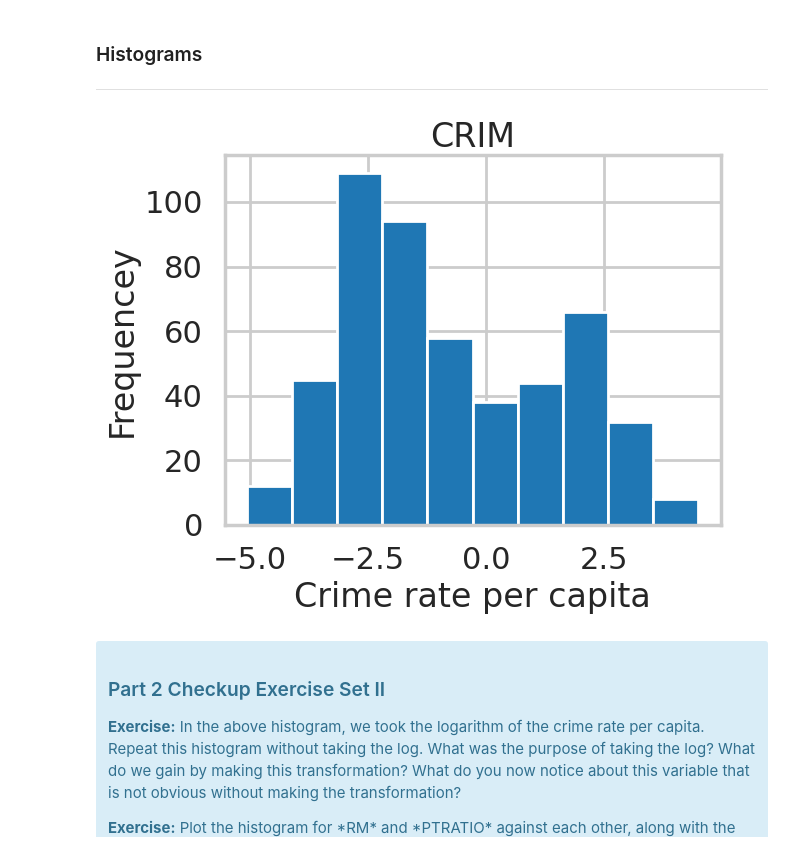
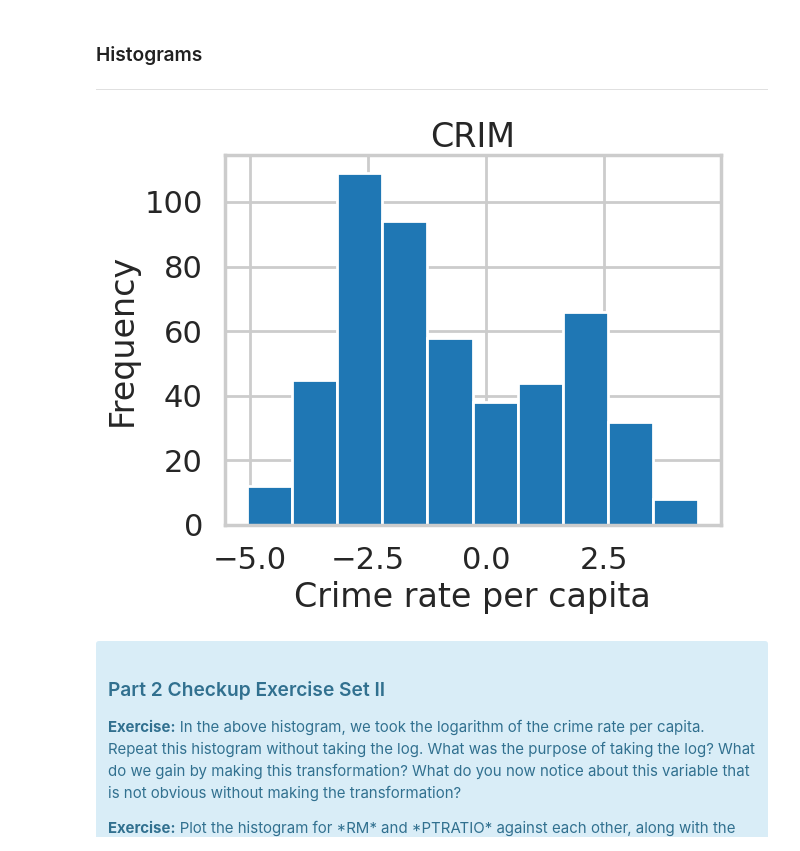
Before and after one commit to wclem/11.4.1-Linear-Regression, a Jupyter notebook: Mini_Project_Linear_Regression.ipynb, the cells around one changed output. Drawn from its saved outputs; the diff is of its cells as text; code cells hidden in the pictures.

```diff
--- a/Mini_Project_Linear_Regression.ipynb
+++ b/Mini_Project_Linear_Regression.ipynb
@@ -331,11 +349,11 @@ sns.regplot(y="PRICE", x="RM", data=bos, fit_reg = True)
 # %%
 plt.hist(np.log(bos.CRIM))
 plt.title("CRIM")
 plt.xlabel("Crime rate per capita")
-plt.ylabel("Frequencey")
+plt.ylabel("Frequency")
 plt.show()
 # %% [output]
-[figure, old version]
+[figure, new version]
 # %% [markdown]
 <div class="span5 alert alert-info">
 <h3>Part 2 Checkup Exercise Set II</h3>
```
Also changed, not shown: parts of 11 cells of this notebook.
